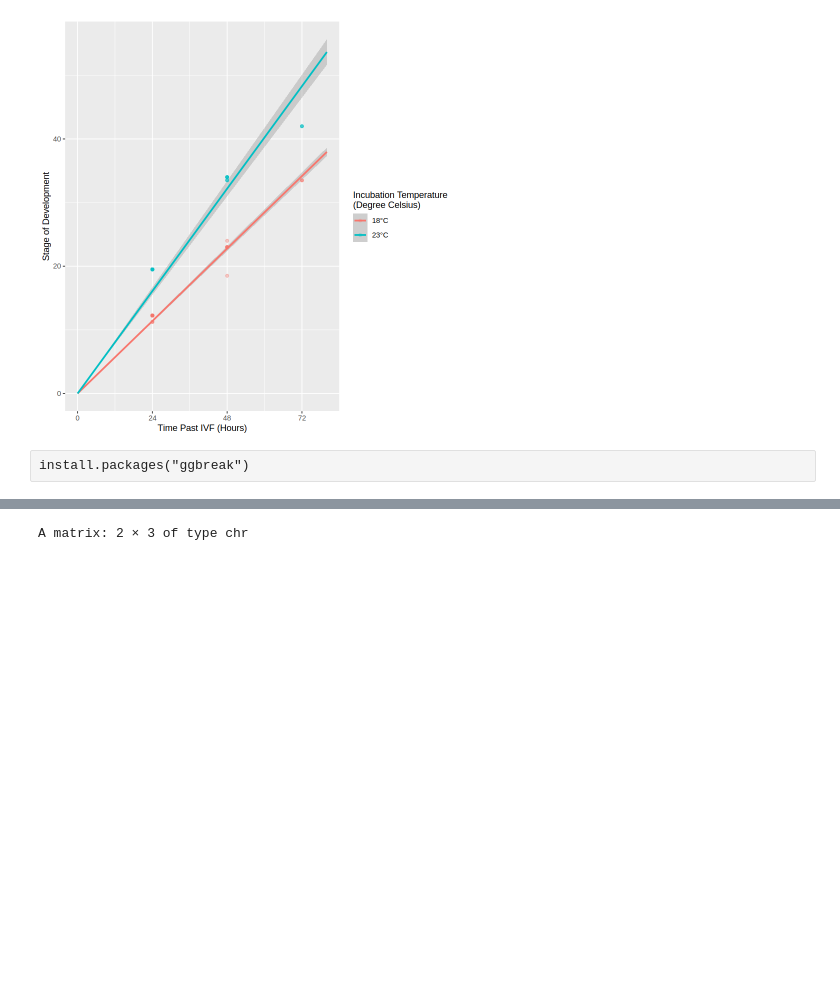
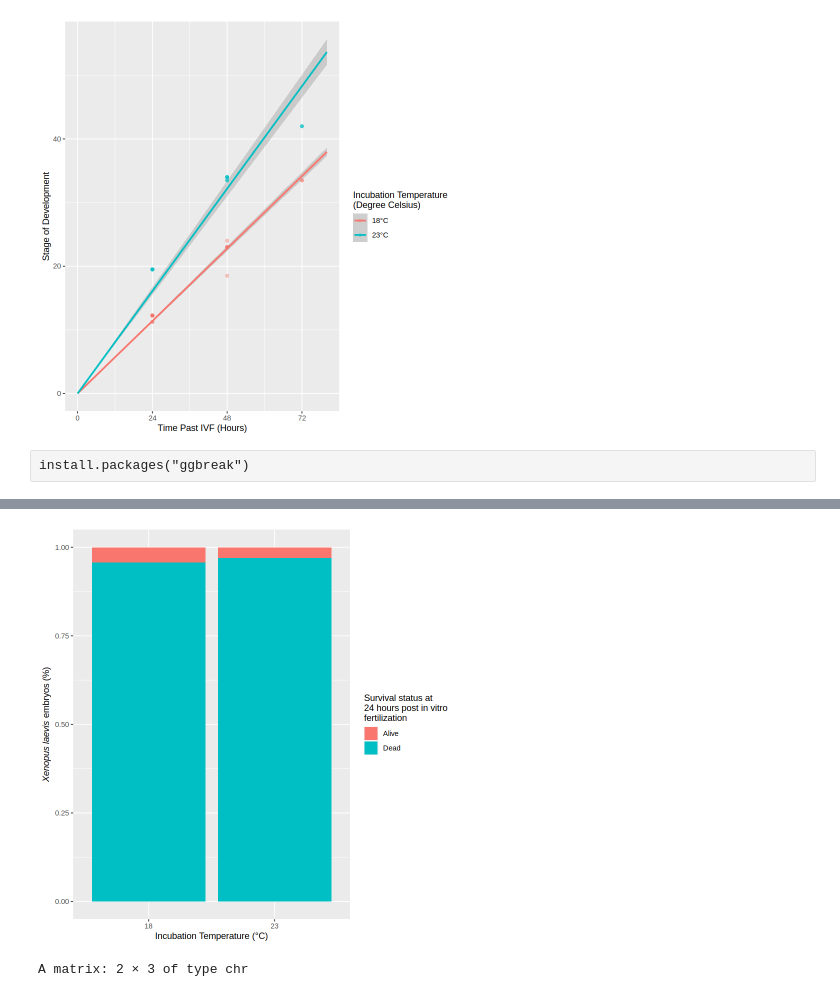
Before and after one commit to kiarashbahari/frog, a Jupyter notebook: developmental_rate.ipynb, the cells around one changed output, grey strips where cells are left out. Saved outputs shown, nothing was run; the diff lists cells and outputs as text; code cells hidden in the pictures; blank space fills up the shorter version.

```diff
--- a/developmental_rate.ipynb
+++ b/developmental_rate.ipynb
@@ -732,3 +709,10 @@ labs(x='Incubation Temperature\n(Degree Celsius)',y=expression(paste('Percentage
+# %%
+ggplot(df3, aes(x=Temperature, y=percent, fill=Stat))+
+geom_bar(stat="identity"  )+
+labs(x='Incubation Temperature (°C)',y=expression(paste(italic('Xenopus laevis'),' embryos (%)')),
+     fill='Survival status at\n24 hours post in vitro\nfertilization')
+# %% [output]
+[figure, added]
 # %%
 df<-data.frame(
     "Temprature"=c("18C","23C"),
```
Also changed, not shown: parts of 5 cells of this notebook, 3 other files.
